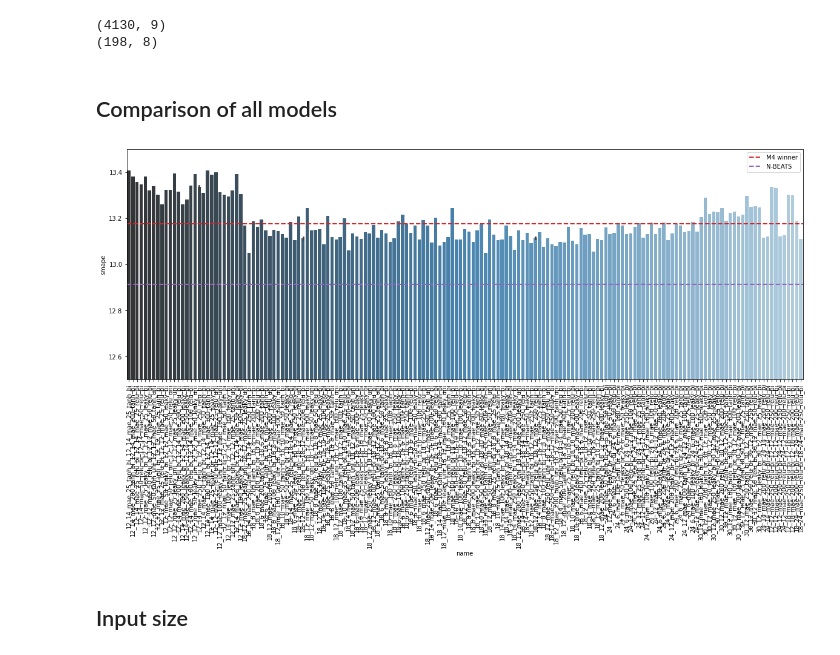
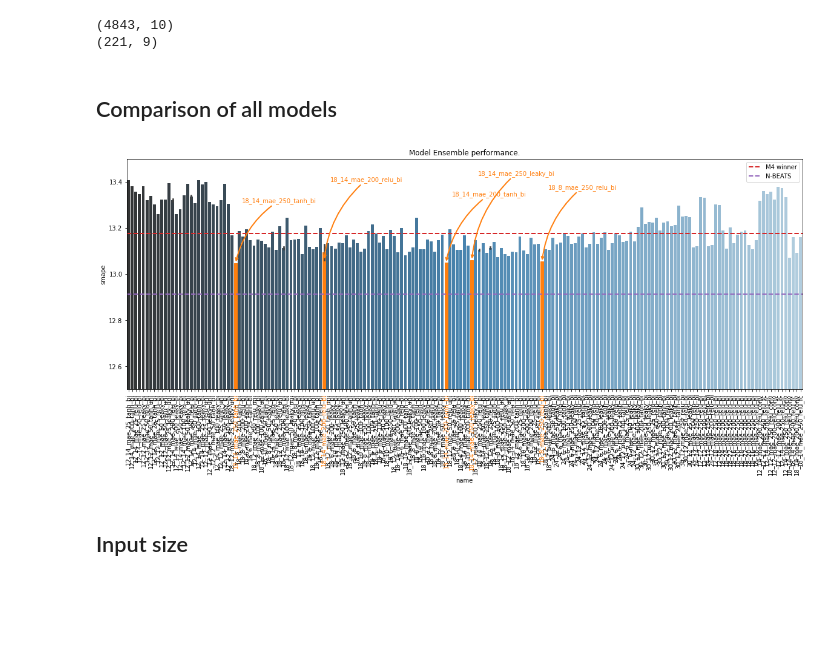
Before and after one commit to djib2011/forecasting, a Jupyter notebook: analysis/explore_results_ensemble.ipynb, the cells around one changed output. Cells and saved outputs as stored; diff of their text form; code cells hidden in the pictures; blank space fills up the shorter version.

```diff
--- a/analysis/explore_results_ensemble.ipynb
+++ b/analysis/explore_results_ensemble.ipynb
@@ -5,14 +5,15 @@ import matplotlib.pyplot as plt
 import seaborn as sns
 %matplotlib inline
 # %%
-df_full = pd.read_csv('../reports/result_df2.csv')
+df_full = pd.read_csv('../reports/result_df.csv')
+df_full['name'] = ['_'.join([str(x) for x in df_full.iloc[i].drop(['num', 'smape', 'mase*'])]) for i in range(len(df_full))]
 print(df_full.shape)
 df = df_full[df_full['num'].isna()].dropna(axis=1)
 df = df[df['loss'] != 'mse']
 print(df.shape)
 # %% [output]
-(4130, 9)
-(198, 8)
+(4843, 10)
+(221, 9)
 # %%
 def add_benchmarks():
     ax = plt.gca()
@@ -44,13 +43,27 @@ df['name'] = ['_'.join([str(x) for x in df.iloc[i].drop(['smape', 'mase*'])]) fo
-# %%
-plt.figure(figsize=(20, 7))
-sns.barplot(x='name', y='smape', data=df, palette='Blues_d')
-plt.ylim([12.5, 13.5])
-
-plt.xticks(rotation=90)
-
-add_benchmarks()
-# %% [output]
-[figure, removed]
+# %%
+plt.figure(figsize=(20, 7))
+
+top5 = df.reset_index().sort_values('smape')[:5].index
+
+ax = sns.barplot(x='name', y='smape', data=df, palette='Blues_d')
+
+[bar.set_color('C1') for bar in np.array(ax.get_children())[top5]]
+[label.set_color('C1') for label in np.array(ax.get_xticklabels())[top5]]
+
+for en, i in enumerate(top5):
+    ax.annotate(df.iloc[i]['name'], (i, df.iloc[i]['smape']),
+                (10, 100+(en*10)), textcoords='offset points', c='C1',
+                arrowprops={'arrowstyle': '->', 'color': 'C1',
+                            'connectionstyle': 'arc3,rad=.2', 'lw': 2})
+
+plt.title('Model Ensemble performance.')
+plt.ylim([12.5, 13.5])
+
+plt.xticks(rotation=90)
+
+add_benchmarks()
+# %% [output]
+[figure, added]
 # %% [markdown]
 ## Input size
 # %%
```
Also changed, not shown: parts of 19 cells of this notebook, 2 other files.
